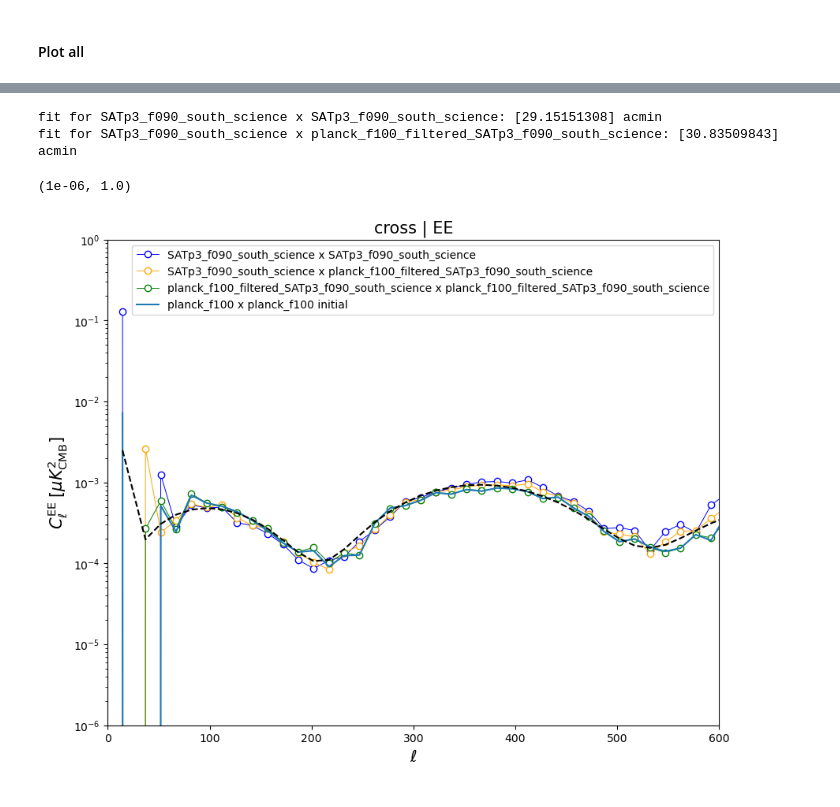
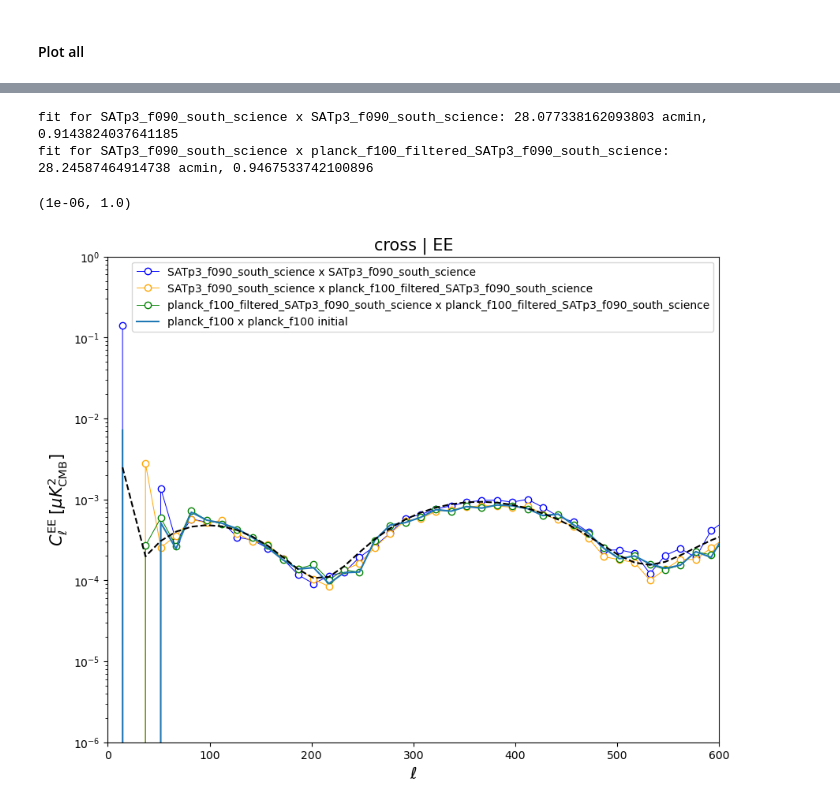
Before and after one commit to simonsobs/bb-awg-scripts, a Jupyter notebook: users/arizzieri/external_data/plots/plot_filtered_vs_initial_ext_data_cross_corr_fit_beams.ipynb, the cells around one changed output, grey strips where cells are left out. Cells and saved outputs as stored; diff of their text form; code cells hidden in the pictures.

```diff
--- a/users/arizzieri/external_data/plots/plot_filtered_vs_initial_ext_data_cross_corr_fit_beams.ipynb
+++ b/users/arizzieri/external_data/plots/plot_filtered_vs_initial_ext_data_cross_corr_fit_beams.ipynb
@@ -150,2 +178,10 @@ plt.ylim(1e-6, 1e0)
 # %%
 i_bin_exclude_fit = 5
+# %%
+def data_model_sat_sat(cls_th, fwhm):
+    bl = hp.gauss_beam(fwhm=fwhm, lmax=lmax_bins, pol=False)[bin_centers_int]
+    return cls_th * bl[i_bin_exclude_fit:]**2
+# %%
+def data_model_sat_planck(cls_th, fwhm):
+    bl = hp.gauss_beam(fwhm=fwhm, lmax=lmax_bins, pol=False)[bin_centers_int]
+    return cls_th * bl[i_bin_exclude_fit:]
@@ -152,46 +228,46 @@ i_bin_exclude_fit = 5
 # %%
-def data_model_sat_sat(cls_th, fwhm):
+def data_model_sat_sat_beam_const(cls_th, fwhm, c):
     bl = hp.gauss_beam(fwhm=fwhm, lmax=lmax_bins, pol=False)[bin_centers_int]
-    return cls_th * bl[i_bin_exclude_fit:]**2
+    return cls_th * bl[i_bin_exclude_fit:]**2 * c
 # %%
-def data_model_sat_planck(cls_th, fwhm):
+def data_model_sat_planck_beam_const(cls_th, fwhm, c):
     bl = hp.gauss_beam(fwhm=fwhm, lmax=lmax_bins, pol=False)[bin_centers_int]
-    return cls_th * bl[i_bin_exclude_fit:]
+    return cls_th * bl[i_bin_exclude_fit:] * c
 # %%
 plt.figure(figsize=(10, 8))
 plt.xlabel(r"$\ell$", fontsize=15)
 plt.ylabel(r"$C_\ell^\mathrm{%s} \; [\mu K_\mathrm{CMB}^2]$" % mode,
             fontsize=15)
 
 for iep, ep in enumerate(exp_pairs):
     path_cls_filtered_coadded_tf = f'decoupled_{type}_pcls_{ep[0]}_x_{ep[1]}.npz'
     cls_filtered_coadded_tf = np.load(dir_cells + path_cls_filtered_coadded_tf)
 
     if iep == 2:
         plt.plot(cls_filtered_coadded_tf['lb'][:i_max_bin], cls_filtered_coadded_tf[mode][:i_max_bin]/pix_win_all[iep]/bl_all[iep], label = f'{ep[0]} x {ep[1]}', lw=0.7, mfc="w", marker="o", c=colors[iep])
     elif iep == 0:
         # fit the beam
-        popt, pcov = curve_fit(data_model_sat_sat, cmb_clb[i_bin_exclude_fit:], cls_filtered_coadded_tf[mode][i_bin_exclude_fit:i_max_bin], p0=[np.deg2rad(30.0/60.0)])  # fwhm in rad
-        print(f'fit for {ep[0]} x {ep[1]}: {np.rad2deg(popt)*60} acmin')
-        plt.plot(cls_filtered_coadded_tf['lb'][:i_max_bin], cls_filtered_coadded_tf[mode][:i_max_bin]/hp.gauss_beam(fwhm=popt, lmax=lmax_bins, pol=False)[bin_centers_int]**2, label = f'{ep[0]} x {ep[1]}', lw=0.7, mfc="w", marker="o", c=colors[iep])
+        popt, pcov = curve_fit(data_model_sat_sat_beam_const, cmb_clb[i_bin_exclude_fit:], cls_filtered_coadded_tf[mode][i_bin_exclude_fit:i_max_bin], p0=[np.deg2rad(30.0/60.0), 1.])  # fwhm in rad
+        print(f'fit for {ep[0]} x {ep[1]}: {np.rad2deg(popt[0])*60} acmin, {popt[1]}')
+        plt.plot(cls_filtered_coadded_tf['lb'][:i_max_bin], cls_filtered_coadded_tf[mode][:i_max_bin]/hp.gauss_beam(fwhm=popt[0], lmax=lmax_bins, pol=False)[bin_centers_int]**2 / popt[1], label = f'{ep[0]} x {ep[1]}', lw=0.7, mfc="w", marker="o", c=colors[iep])
     elif iep == 1:
         # fit the beam
-        popt, pcov = curve_fit(data_model_sat_planck, cmb_clb[i_bin_exclude_fit:], cls_filtered_coadded_tf[mode][i_bin_exclude_fit:i_max_bin]/pix_win_all[iep][i_bin_exclude_fit:], p0=[np.deg2rad(30.0/60.0)])  # fwhm in rad
-        print(f'fit for {ep[0]} x {ep[1]}: {np.rad2deg(popt)*60} acmin')
-        plt.plot(cls_filtered_coadded_tf['lb'][:i_max_bin], cls_filtered_coadded_tf[mode][:i_max_bin]/hp.gauss_beam(fwhm=popt, lmax=lmax_bins, pol=False)[bin_centers_int], label = f'{ep[0]} x {ep[1]}', lw=0.7, mfc="w", marker="o", c=colors[iep])
+        popt, pcov = curve_fit(data_model_sat_planck_beam_const, cmb_clb[i_bin_exclude_fit:], cls_filtered_coadded_tf[mode][i_bin_exclude_fit:i_max_bin]/pix_win_all[iep][i_bin_exclude_fit:]/bl_ext[i_bin_exclude_fit:], p0=[np.deg2rad(30.0/60.0), 1.])  # fwhm in rad
+        print(f'fit for {ep[0]} x {ep[1]}: {np.rad2deg(popt[0])*60} acmin, {popt[1]}')
+        plt.plot(cls_filtered_coadded_tf['lb'][:i_max_bin], cls_filtered_coadded_tf[mode][:i_max_bin]/hp.gauss_beam(fwhm=popt[0], lmax=lmax_bins, pol=False)[bin_centers_int] / popt[1], label = f'{ep[0]} x {ep[1]}', lw=0.7, mfc="w", marker="o", c=colors[iep])
 
 plt.plot(cls_filtered_coadded_tf['lb'][:i_max_bin], cls_initial_pol[0]*1e12/pix_win_all[2]/bl_all[2], label=f'{data_init_ext_label} x {data_init_ext_label} initial')
 
 plt.plot(cls_filtered_coadded_tf['lb'][:i_max_bin], cmb_clb, c="k", ls="--")
 
 plt.legend(fontsize=10)
 plt.title(f'{type} | {mode}', fontsize=15)
 # plt.xscale('log')
 plt.yscale('log')
 plt.xlim(0, 600) #lmax)
 plt.ylim(1e-6, 1e0)
 # %% [output]
-fit for SATp3_f090_south_science x SATp3_f090_south_science: [29.15151308] acmin
-fit for SATp3_f090_south_science x planck_f100_filtered_SATp3_f090_south_science: [30.83509843] acmin
+fit for SATp3_f090_south_science x SATp3_f090_south_science: 28.077338162093803 acmin, 0.9143824037641185
+fit for SATp3_f090_south_science x planck_f100_filtered_SATp3_f090_south_science: 28.24587464914738 acmin, 0.9467533742100896
 (1e-06, 1.0)
-[figure, old version]
+[figure, new version]
```
Also changed, not shown: parts of 11 cells of this notebook, 2 other files.
